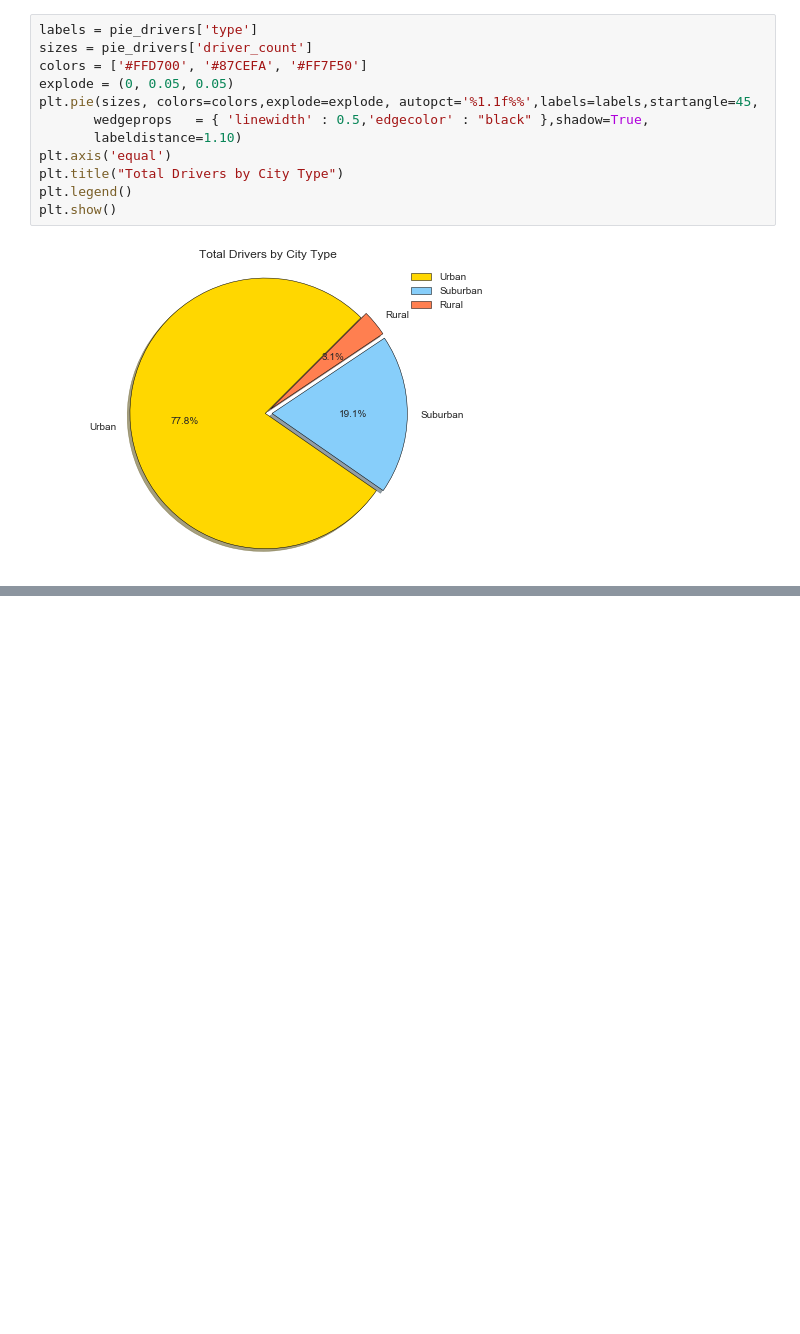
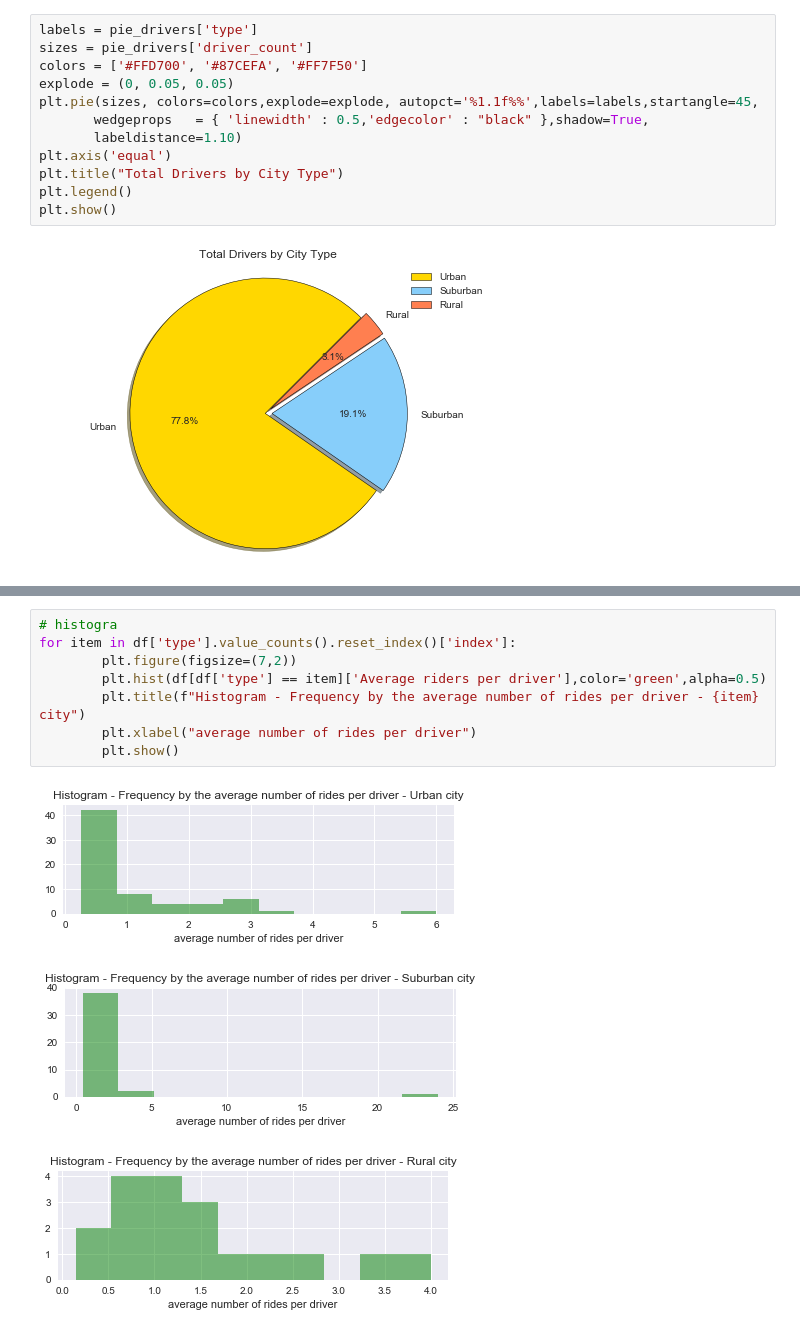
Before and after one commit to asela1982/utdatanalytics-wk5-hw-matplotlib, a Jupyter notebook: Pyber/Pyber.ipynb, the cells around one changed output, grey strips where cells are left out. Drawn from its saved outputs; the diff is of its cells as text; blank space fills up the shorter version.

```diff
--- a/Pyber/Pyber.ipynb
+++ b/Pyber/Pyber.ipynb
@@ -268,0 +279,12 @@ df_city
+# %%
+# histogra
+for item in df['type'].value_counts().reset_index()['index']:
+        plt.figure(figsize=(7,2))
+        plt.hist(df[df['type'] == item]['Average riders per driver'],color='green',alpha=0.5)
+        plt.title(f"Histogram - Frequency by the average number of rides per driver - {item} city")
+        plt.xlabel("average number of rides per driver")
+        plt.show()
+# %% [output]
+[figure, added]
+[figure, added]
+[figure, added]
```
Also changed, not shown: parts of 8 cells of this notebook.
